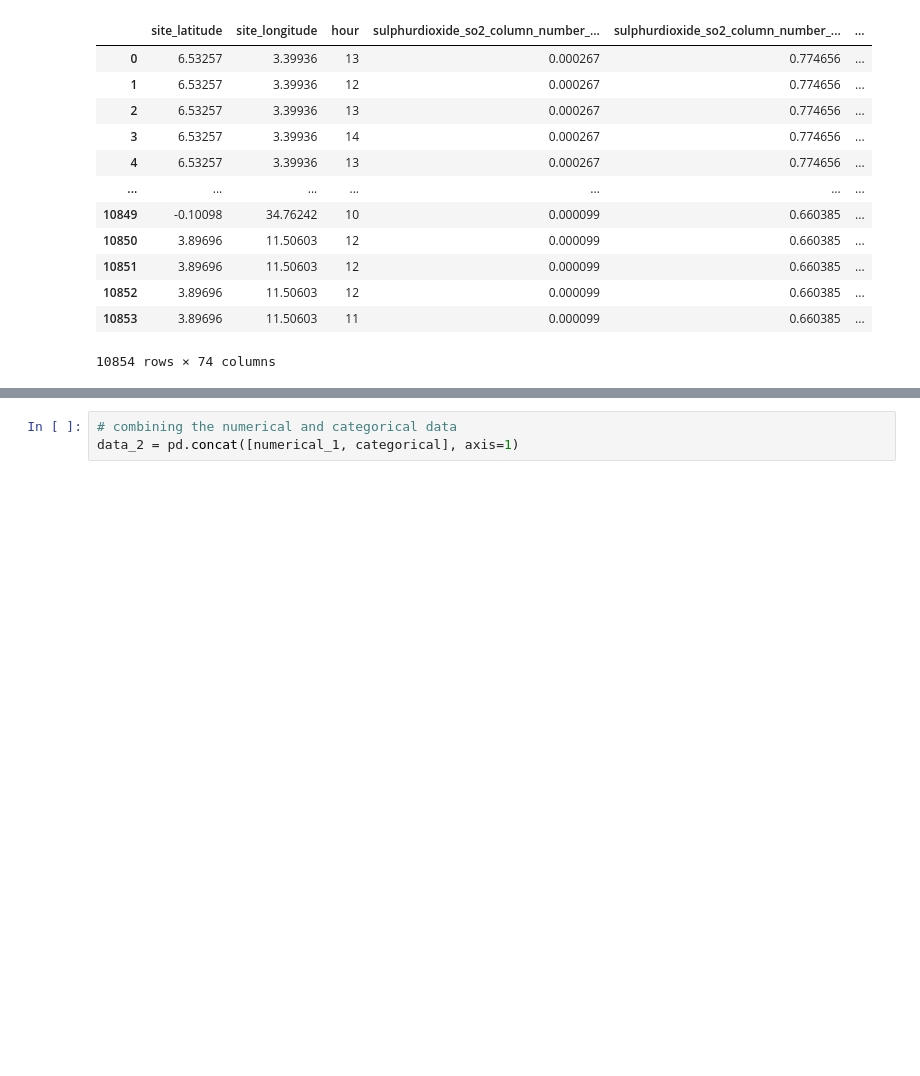
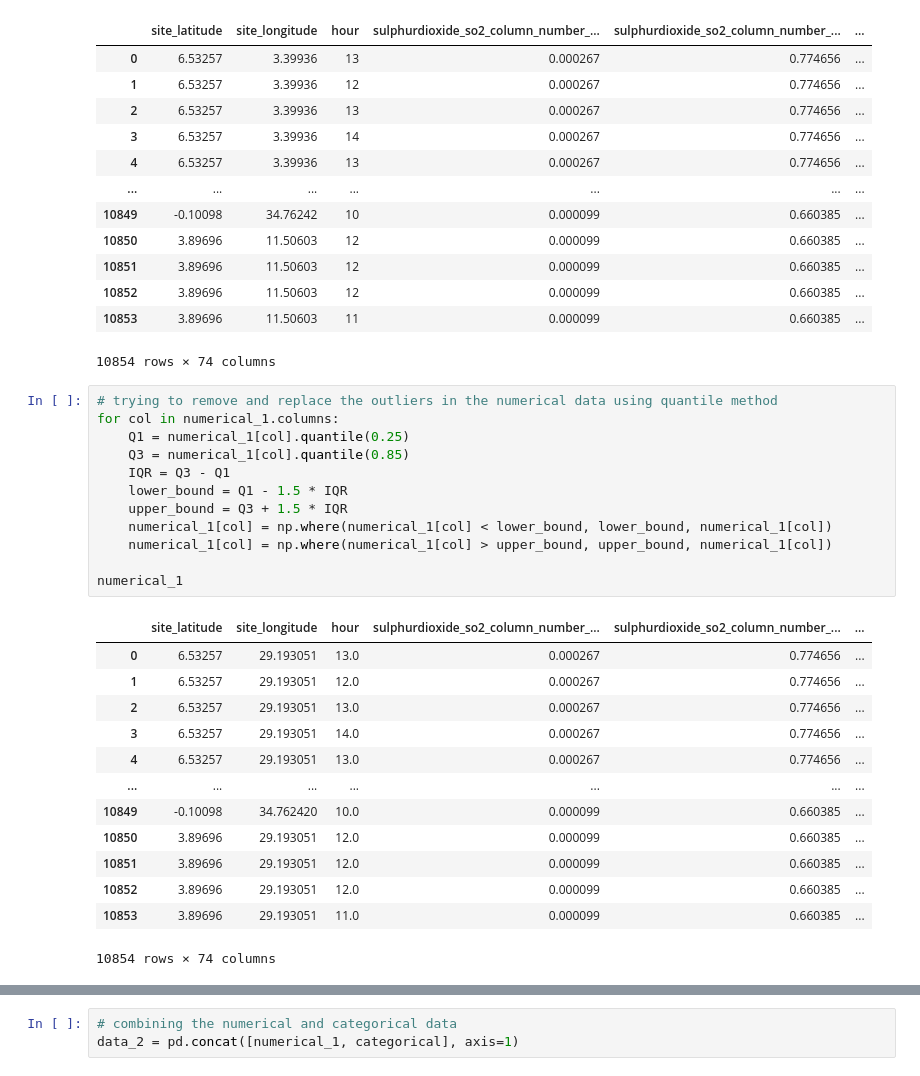
Before and after one commit to timothyafolami/zindi-air-quality-competition, a Jupyter notebook: code.ipynb, the cells around one changed output, grey strips where cells are left out. Drawn from its saved outputs; the diff is of its cells as text; blank space fills up the shorter version.

```diff
--- a/code.ipynb
+++ b/code.ipynb
@@ -246,3 +246,29 @@ numerical_1
 | 10852 | 3.89696 | 11.50603 | 12 | 0.000099 | 0.660385 | ... |
 | 10853 | 3.89696 | 11.50603 | 11 | 0.000099 | 0.660385 | ... |
 10854 rows × 74 columns
+# %%
+# trying to remove and replace the outliers in the numerical data using quantile method
+for col in numerical_1.columns:
+    Q1 = numerical_1[col].quantile(0.25)
+    Q3 = numerical_1[col].quantile(0.85)
+    IQR = Q3 - Q1
+    lower_bound = Q1 - 1.5 * IQR
+    upper_bound = Q3 + 1.5 * IQR
+    numerical_1[col] = np.where(numerical_1[col] < lower_bound, lower_bound, numerical_1[col])
+    numerical_1[col] = np.where(numerical_1[col] > upper_bound, upper_bound, numerical_1[col])
+
+numerical_1
+# %% [output]
+|  | site_latitude | site_longitude | hour | sulphurdioxide_so2_column_number_... | sulphurdioxide_so2_column_number_... | ... |
+| 0 | 6.53257 | 29.193051 | 13.0 | 0.000267 | 0.774656 | ... |
+| 1 | 6.53257 | 29.193051 | 12.0 | 0.000267 | 0.774656 | ... |
+| 2 | 6.53257 | 29.193051 | 13.0 | 0.000267 | 0.774656 | ... |
+| 3 | 6.53257 | 29.193051 | 14.0 | 0.000267 | 0.774656 | ... |
+| 4 | 6.53257 | 29.193051 | 13.0 | 0.000267 | 0.774656 | ... |
+| ... | ... | ... | ... | ... | ... | ... |
+| 10849 | -0.10098 | 34.762420 | 10.0 | 0.000099 | 0.660385 | ... |
+| 10850 | 3.89696 | 29.193051 | 12.0 | 0.000099 | 0.660385 | ... |
+| 10851 | 3.89696 | 29.193051 | 12.0 | 0.000099 | 0.660385 | ... |
+| 10852 | 3.89696 | 29.193051 | 12.0 | 0.000099 | 0.660385 | ... |
+| 10853 | 3.89696 | 29.193051 | 11.0 | 0.000099 | 0.660385 | ... |
+10854 rows × 74 columns
```
Also changed, not shown: parts of 19 cells of this notebook, 9 other files.
